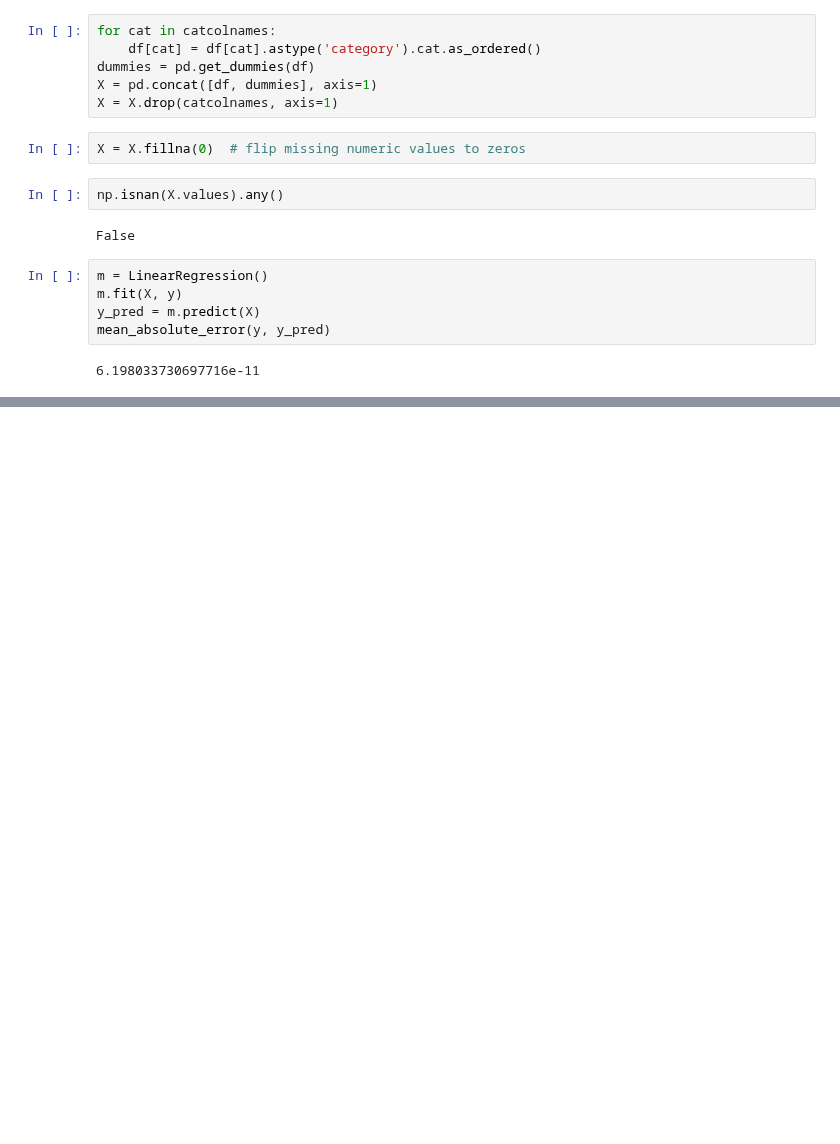
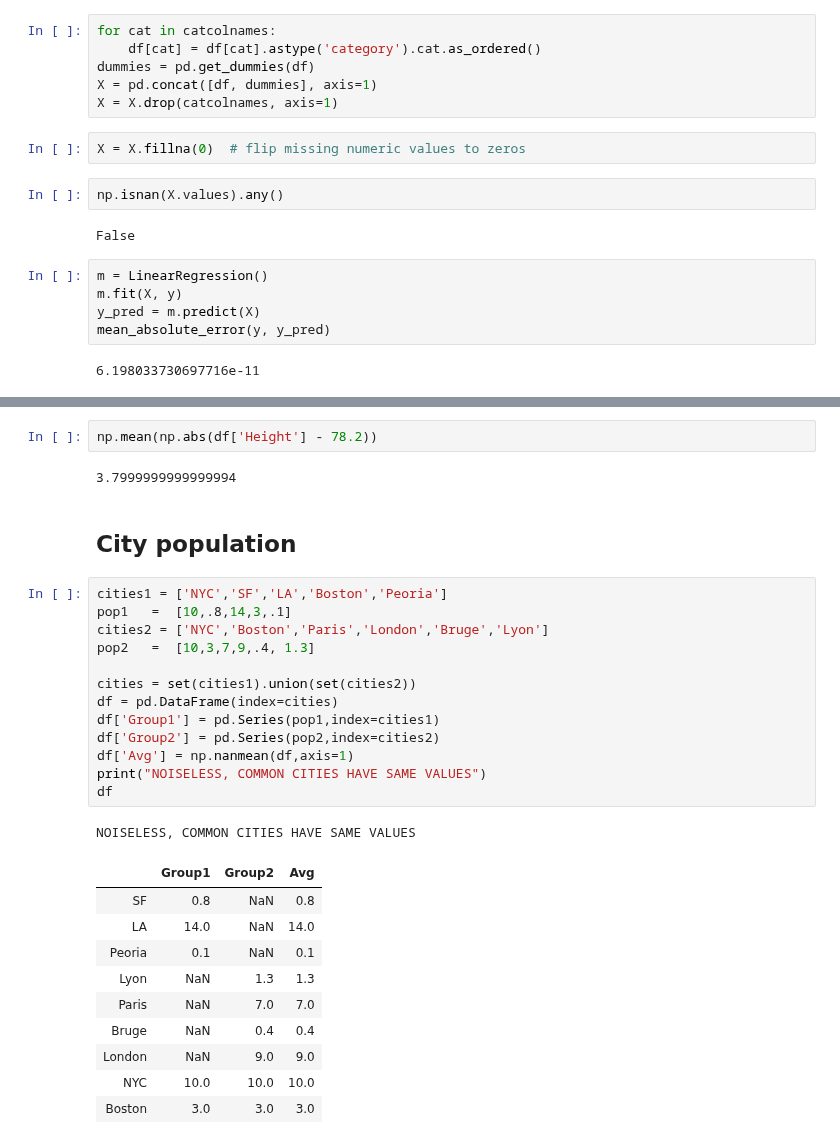
Before and after one commit to parrt/stratx, a Jupyter notebook: notebooks/play.ipynb, the cells around one changed output, grey strips where cells are left out. Drawn from its saved outputs; the diff is of its cells as text; blank space fills up the shorter version.

```diff
--- a/notebooks/play.ipynb
+++ b/notebooks/play.ipynb
@@ -449,0 +511,31 @@ mean_absolute_error(y, y_pred)
+# %%
+np.mean(np.abs(df['Height'] - 78.2))
+# %% [output]
+3.7999999999999994
+# %% [markdown]
+## City population
+# %%
+cities1 = ['NYC','SF','LA','Boston','Peoria']
+pop1   =  [10,.8,14,3,.1]
+cities2 = ['NYC','Boston','Paris','London','Bruge','Lyon']
+pop2   =  [10,3,7,9,.4, 1.3]
+
+cities = set(cities1).union(set(cities2))
+df = pd.DataFrame(index=cities)
+df['Group1'] = pd.Series(pop1,index=cities1)
+df['Group2'] = pd.Series(pop2,index=cities2)
+df['Avg'] = np.nanmean(df,axis=1)
+print("NOISELESS, COMMON CITIES HAVE SAME VALUES")
+df
+# %% [output]
+NOISELESS, COMMON CITIES HAVE SAME VALUES
+|  | Group1 | Group2 | Avg |
+| SF | 0.8 | NaN | 0.8 |
+| LA | 14.0 | NaN | 14.0 |
+| Peoria | 0.1 | NaN | 0.1 |
+| Lyon | NaN | 1.3 | 1.3 |
+| Paris | NaN | 7.0 | 7.0 |
+| Bruge | NaN | 0.4 | 0.4 |
+| London | NaN | 9.0 | 9.0 |
+| NYC | 10.0 | 10.0 | 10.0 |
+| Boston | 3.0 | 3.0 | 3.0 |
```
Also changed, not shown: parts of 13 cells of this notebook, 2 other files.
